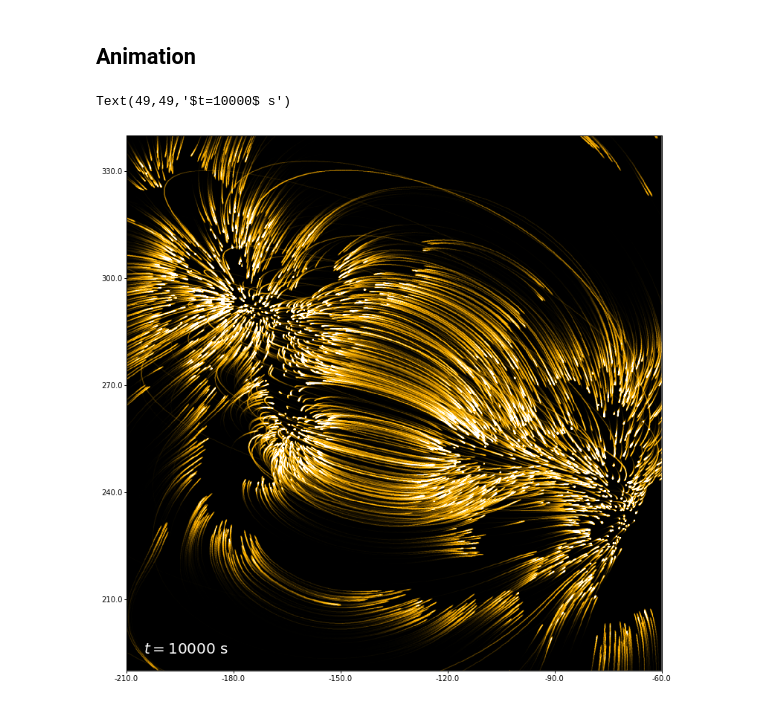
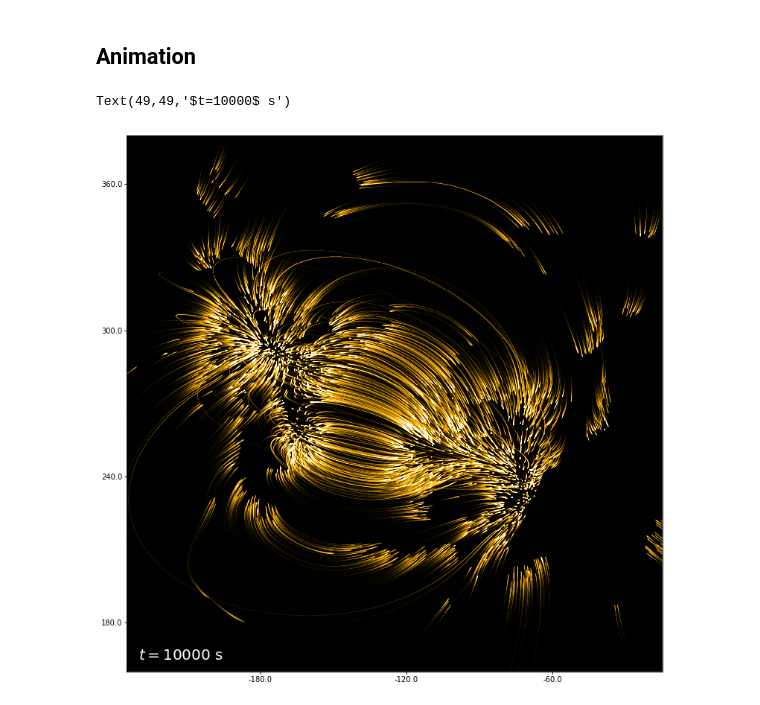
Before and after one commit to wtbarnes/hi_c_simulation, a Jupyter notebook: detect.ipynb, the cells around one changed output. Drawn from its saved outputs; the diff is of its cells as text; code cells hidden in the pictures.

```diff
--- a/detect.ipynb
+++ b/detect.ipynb
@@ -123,28 +107,28 @@ bin_futures['Hi_C']['171'][0].exception()
 ## Animation
 # %%
 m = sunpy.map.Map('/storage-home/w/wtb2/data/hi_c_simulation/Hi_C/171/map_t000000.fits')
-m = m.submap(SkyCoord(-210*u.arcsec,190.*u.arcsec,frame=m.coordinate_frame),
-             SkyCoord(-60.*u.arcsec,340*u.arcsec,frame=m.coordinate_frame))
+#m = m.submap(SkyCoord(-210*u.arcsec,190.*u.arcsec,frame=m.coordinate_frame),
+#             SkyCoord(-60.*u.arcsec,340*u.arcsec,frame=m.coordinate_frame))
 # %%
 fig = plt.figure(figsize=(10,10))
 ax = fig.gca(projection=m)
 m.plot(axes=ax,cmap=sunpy.cm.get_cmap('sdoaia171'),title=False,annotate=False,
-       norm=ImageNormalize(vmin=0,vmax=10,stretch=AsinhStretch(0.05))#matplotlib.colors.SymLogNorm(1e-10,vmin=0.1,vmax=1e1)
+       norm=ImageNormalize(vmin=0,vmax=1e1,stretch=AsinhStretch(0.05))#matplotlib.colors.SymLogNorm(1e-10,vmin=0.1,vmax=1e1)
       )
 ax.grid(alpha=0)
 fig.subplots_adjust(left=0,right=1,top=1,bottom=0,wspace=None,hspace=None)
 #plt.savefig('hi_c_171_map.pdf',bbox_inches='tight')
 lon,lat = ax.coords[0],ax.coords[1]
 #lon.set_ticklabel_visible(False)
 #lon.set_ticks_visible(False)
 #lat.set_ticklabel_visible(False)
 #lat.set_ticks_visible(False)
-xpix,ypix = m.world_to_pixel(SkyCoord(Tx=-205*u.arcsec,Ty=195*u.arcsec,frame=m.coordinate_frame))
+xpix,ypix = m.world_to_pixel(SkyCoord(Tx=-230*u.arcsec,Ty=165*u.arcsec,frame=m.coordinate_frame))
 ax.text(int(xpix.value),int(ypix.value),
         f'$t={hic.observing_time[0].value:.0f}$ {hic.observing_time.unit}',
         fontsize=20,color='w',)
 # %% [output]
 Text(49,49,'$t=10000$ s')
-[figure, old version]
+[figure, new version]
 # %%
 fig = plt.figure(figsize=(10,10))
```
Also changed, not shown: parts of 10 cells of this notebook.
